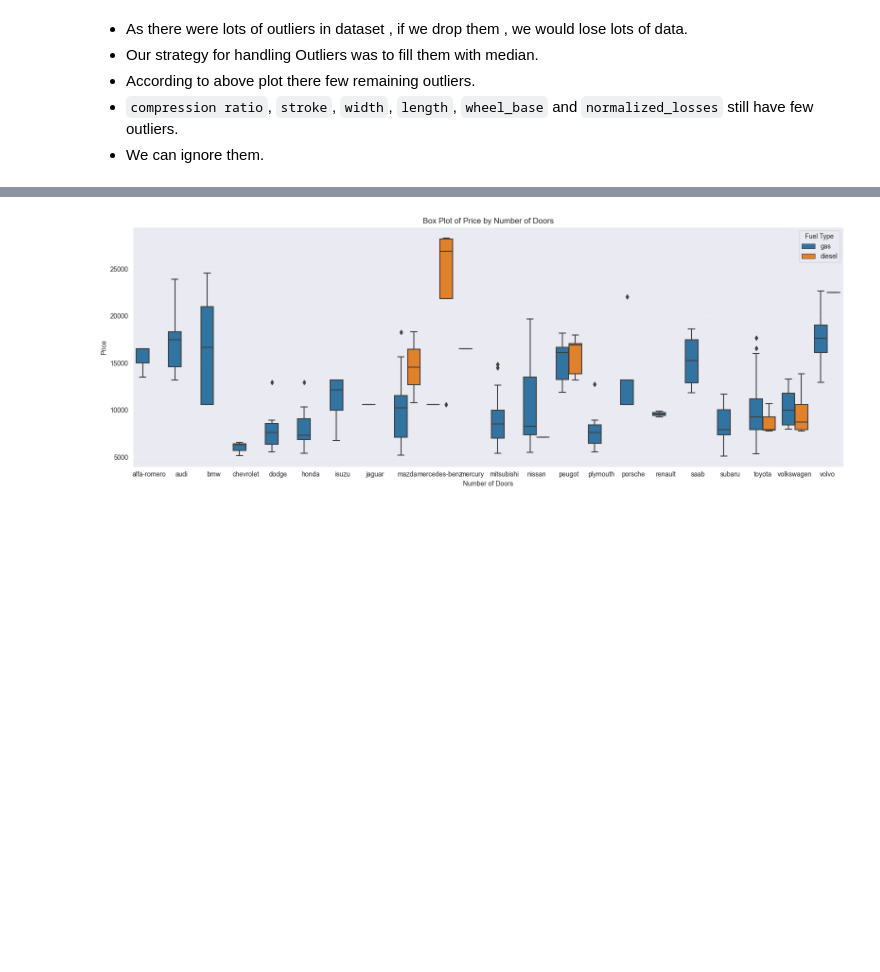
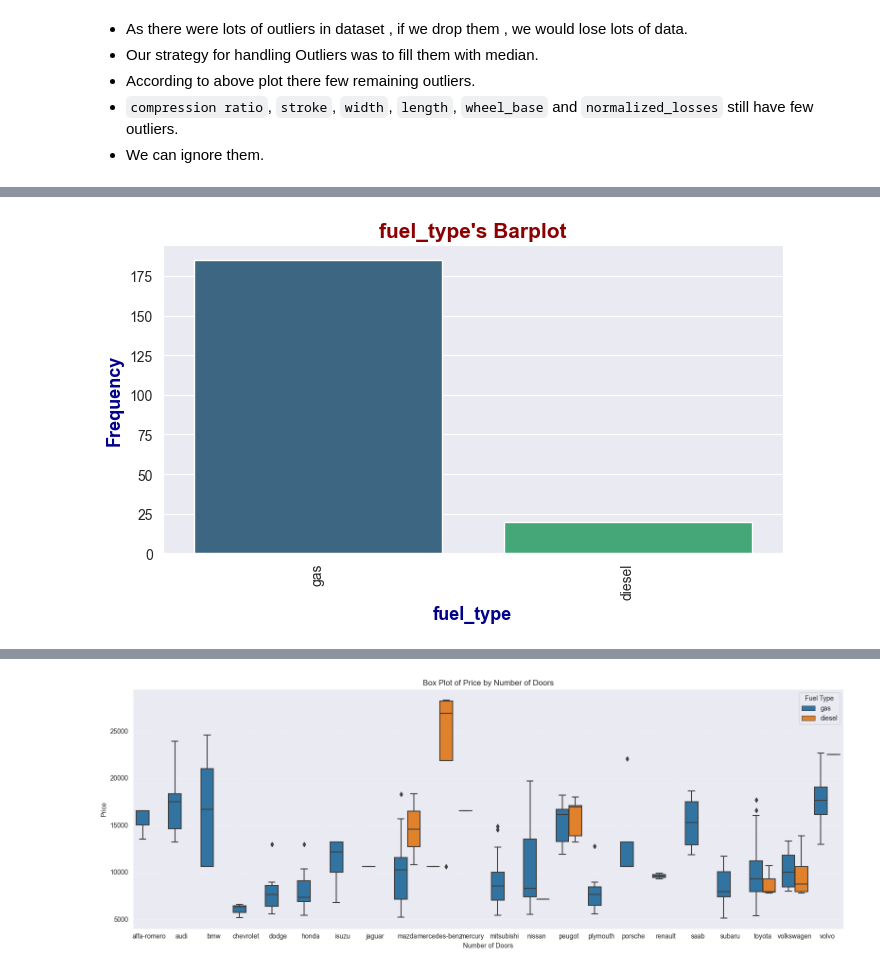
Before and after one commit to mohammadreza-mohammadi94/DataAnalysis-And-MachineLearning, a Jupyter notebook: Automobile Dataset/Automobile.ipynb, the cells around one changed output, grey strips where cells are left out. Saved outputs shown, nothing was run; the diff lists cells and outputs as text; code cells hidden in the pictures; blank space fills up the shorter version.

```diff
--- a/Automobile Dataset/Automobile.ipynb
+++ b/Automobile Dataset/Automobile.ipynb
@@ -744,0 +762,4 @@ plt.show()
+# %%
+barplot('fuel_type', figsize=(8, 4))
+# %% [output]
+[figure, added]
```
Also changed, not shown: parts of 80 cells of this notebook.
